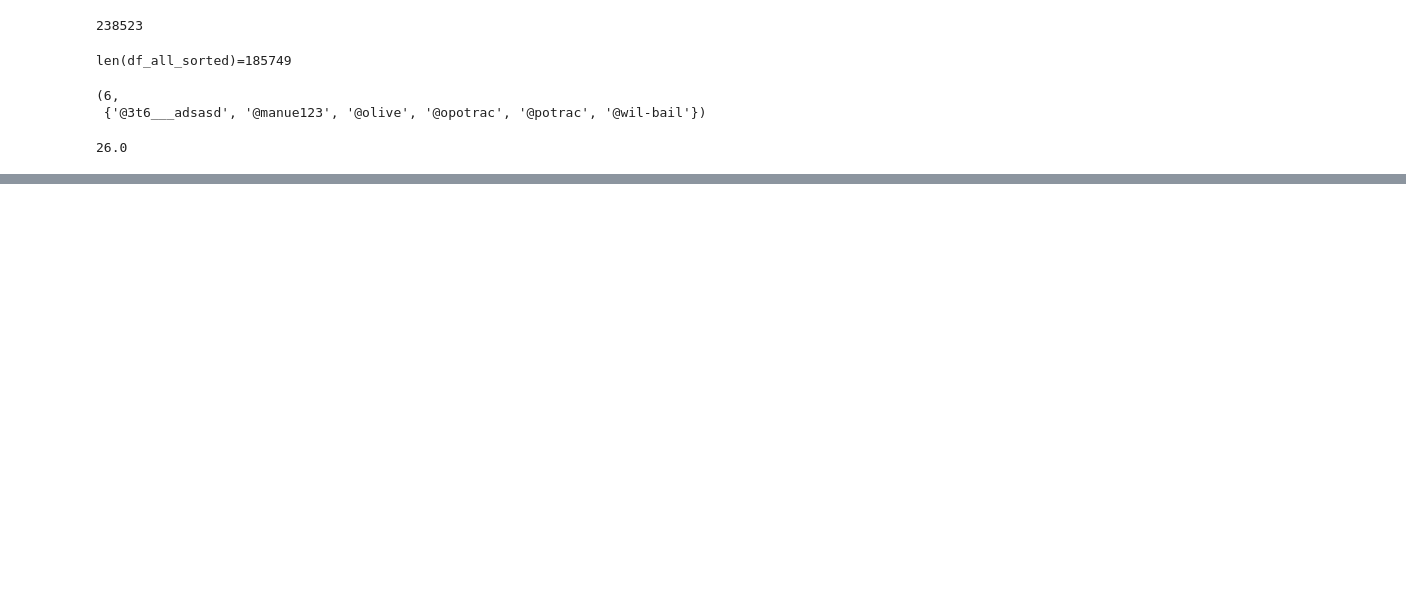
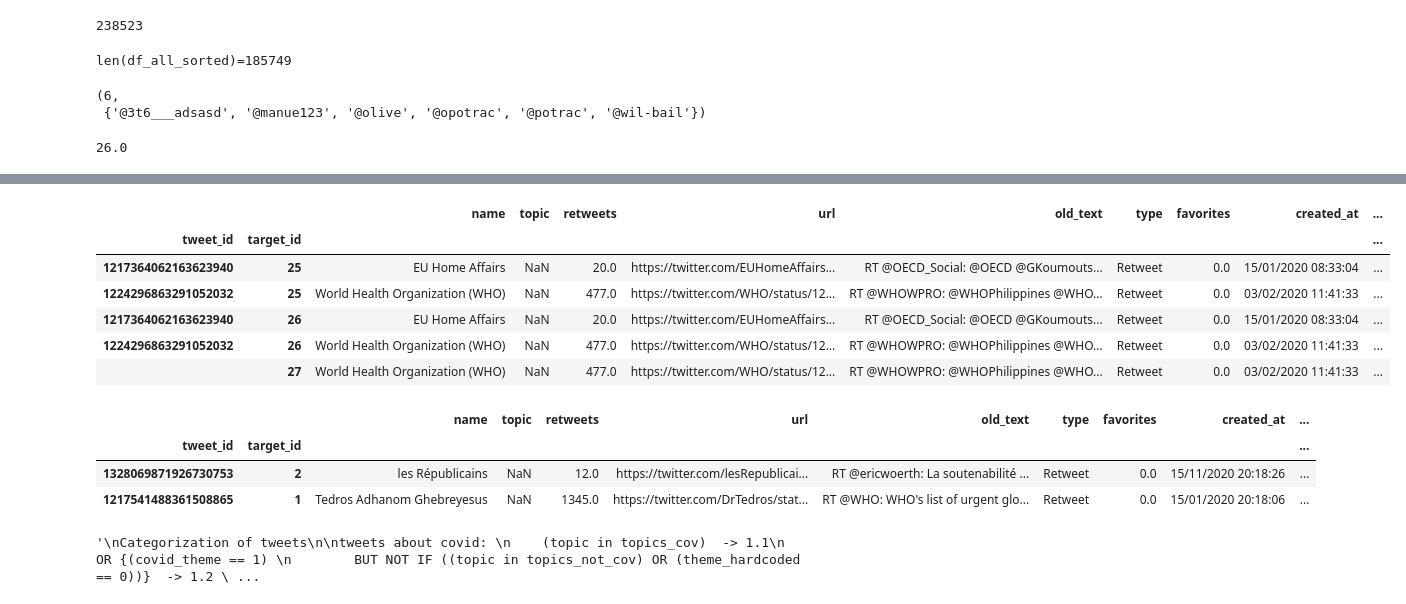
Before and after one commit to ogrnz/covid-nccr, a Jupyter notebook: interactive/extract_mentions.ipynb, the cells around one changed output, grey strips where cells are left out. Saved outputs shown, nothing was run; the diff lists cells and outputs as text; code cells hidden in the pictures; blank space fills up the shorter version.

Commit message:
add wide to long

```diff
--- a/interactive/extract_mentions.ipynb
+++ b/interactive/extract_mentions.ipynb
@@ -122 +127,21 @@ m_27         2
 dtype: int64
+# %%
+long_df = pd.wide_to_long(df, "target", i="tweet_id", j="target_id", sep="_").dropna(subset=["target"])
+long_df.sample(2)
+# %%
+long_df.tail(5)
+# %% [output]
+|  |  | name | topic | retweets | url | old_text | type | favorites | created_at | ... |
+| tweet_id | target_id |  |  |  |  |  |  |  |  | ... |
+| 1217364062163623940 | 25 | EU Home Affairs | NaN | 20.0 | https://twitter.com/EUHomeAffairs... | RT @OECD_Social: @OECD @GKoumouts... | Retweet | 0.0 | 15/01/2020 08:33:04 | ... |
+| 1224296863291052032 | 25 | World Health Organization (WHO) | NaN | 477.0 | https://twitter.com/WHO/status/12... | RT @WHOWPRO: @WHOPhilippines @WHO... | Retweet | 0.0 | 03/02/2020 11:41:33 | ... |
+| 1217364062163623940 | 26 | EU Home Affairs | NaN | 20.0 | https://twitter.com/EUHomeAffairs... | RT @OECD_Social: @OECD @GKoumouts... | Retweet | 0.0 | 15/01/2020 08:33:04 | ... |
+| 1224296863291052032 | 26 | World Health Organization (WHO) | NaN | 477.0 | https://twitter.com/WHO/status/12... | RT @WHOWPRO: @WHOPhilippines @WHO... | Retweet | 0.0 | 03/02/2020 11:41:33 | ... |
+|  | 27 | World Health Organization (WHO) | NaN | 477.0 | https://twitter.com/WHO/status/12... | RT @WHOWPRO: @WHOPhilippines @WHO... | Retweet | 0.0 | 03/02/2020 11:41:33 | ... |
+# %%
+long_df.sample(2)
+# %% [output]
+|  |  | name | topic | retweets | url | old_text | type | favorites | created_at | ... |
+| tweet_id | target_id |  |  |  |  |  |  |  |  | ... |
+| 1328069871926730753 | 2 | les Républicains | NaN | 12.0 | https://twitter.com/lesRepublicai... | RT @ericwoerth: La soutenabilité ... | Retweet | 0.0 | 15/11/2020 20:18:26 | ... |
+| 1217541488361508865 | 1 | Tedros Adhanom Ghebreyesus | NaN | 1345.0 | https://twitter.com/DrTedros/stat... | RT @WHO: WHO's list of urgent glo... | Retweet | 0.0 | 15/01/2020 20:18:06 | ... |
@@ -122,0 +150,29 @@ dtype: int64
+# %%
+"""
+Categorization of tweets
+
+tweets about covid:
+    (topic in topics_cov)  -> 1.1
+    OR {(covid_theme == 1)
+        BUT NOT IF ((topic in topics_not_cov) OR (theme_hardcoded == 0))}  -> 1.2
+    OR ((topic is None) AND (covid_theme == 1) AND (theme_hardcoded is None))  -> 1.3
+
+tweets not about covid:
+    (topic == 608)  -> 2.1
+    OR ((theme_hardcoded == 0) BUT NOT IF (topic in topics_cov)) -> 2.2
+    OR ((covid_theme == 0)
+        BUT NOT IF (topic in topics_cov))  -> 2.3
+
+Explanation
+tweets about covid:
+1.1 Coded tweets (601 to 607)
+1.2 Tweets automatically classified as being about covid (covid_theme=1). From those, do not consider the ones coded as 608 or manually excluded (theme_hardcoded=0)
+1.3 Tweets about covid that are still not coded
+
+tweets not about covid:
+2.1 Tweets coded as 608
+2.2 Tweets manually excluded. From those, do not consider the ones with topic different from 608
+2.3 Tweets automatically classified as being not about covid (covid_theme=0). From those, do not consider tweets that have been coded
+"""
+# %% [output]
+'\nCategorization of tweets\n\ntweets about covid: \n    (topic in topics_cov)  -> 1.1\n    OR {(covid_theme == 1) \n        BUT NOT IF ((topic in topics_not_cov) OR (theme_hardcoded == 0))}  -> 1.2 \ ...
```
Also changed, not shown: parts of 13 cells of this notebook, 6 other files.
